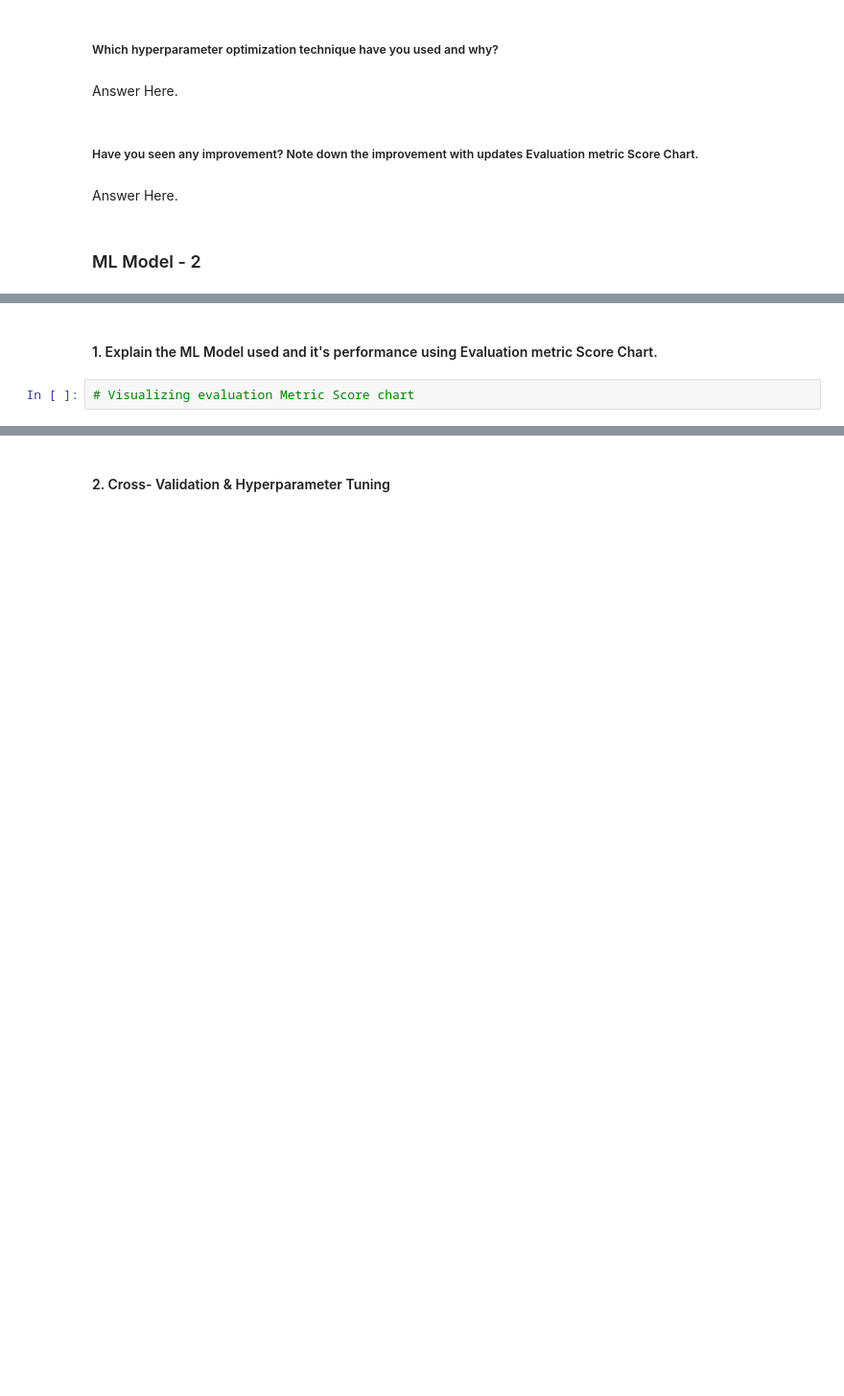
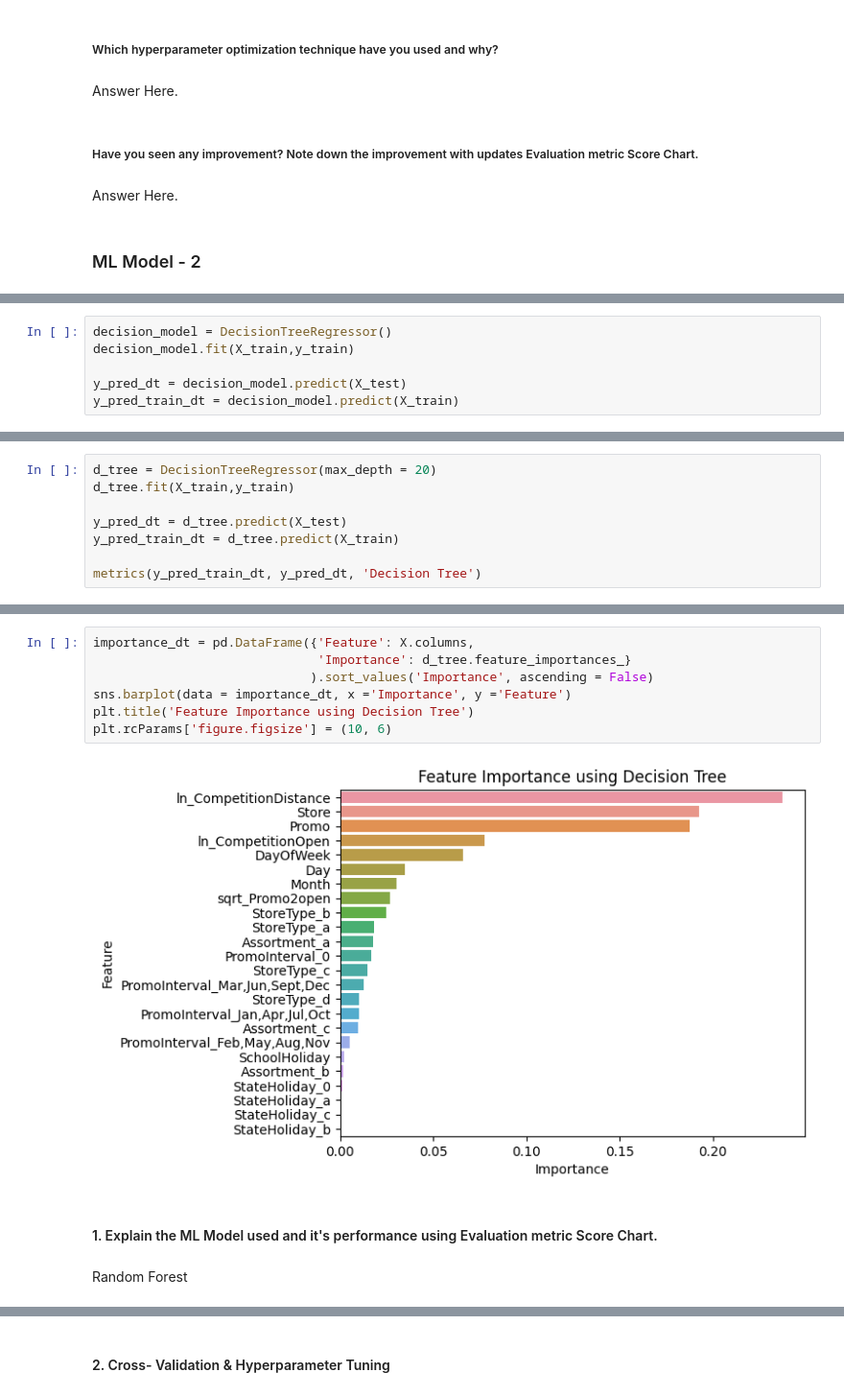
Before and after one commit to priyaregit/Regresssion-ML_Retail-Sales-Prediction, a Jupyter notebook: Retail_Sales_Prediction_Regression.ipynb, the cells around one changed output, grey strips where cells are left out. Shown at 96% size. Saved outputs shown, nothing was run; the diff lists cells and outputs as text; blank space fills up the shorter version.

```diff
--- a/Retail_Sales_Prediction_Regression.ipynb
+++ b/Retail_Sales_Prediction_Regression.ipynb
@@ -1855,0 +1719,6 @@ Answer Here.
+# %%
+decision_model = DecisionTreeRegressor()
+decision_model.fit(X_train,y_train)
+
+y_pred_dt = decision_model.predict(X_test)
+y_pred_train_dt = decision_model.predict(X_train)
@@ -1855,0 +1747,8 @@ Answer Here.
+# %%
+d_tree = DecisionTreeRegressor(max_depth = 20)
+d_tree.fit(X_train,y_train)
+
+y_pred_dt = d_tree.predict(X_test)
+y_pred_train_dt = d_tree.predict(X_train)
+
+metrics(y_pred_train_dt, y_pred_dt, 'Decision Tree')
@@ -1856,4 +1771,13 @@ Answer Here.
+# %%
+importance_dt = pd.DataFrame({'Feature': X.columns,
+                              'Importance': d_tree.feature_importances_}
+                             ).sort_values('Importance', ascending = False)
+sns.barplot(data = importance_dt, x ='Importance', y ='Feature')
+plt.title('Feature Importance using Decision Tree')
+plt.rcParams['figure.figsize'] = (10, 6)
+# %% [output]
+[figure, added]
 # %% [markdown]
 #### 1. Explain the ML Model used and it's performance using Evaluation metric Score Chart.
-# %%
-# Visualizing evaluation Metric Score chart
+# %% [markdown]
+Random Forest
```
Also changed, not shown: parts of 40 cells of this notebook.
